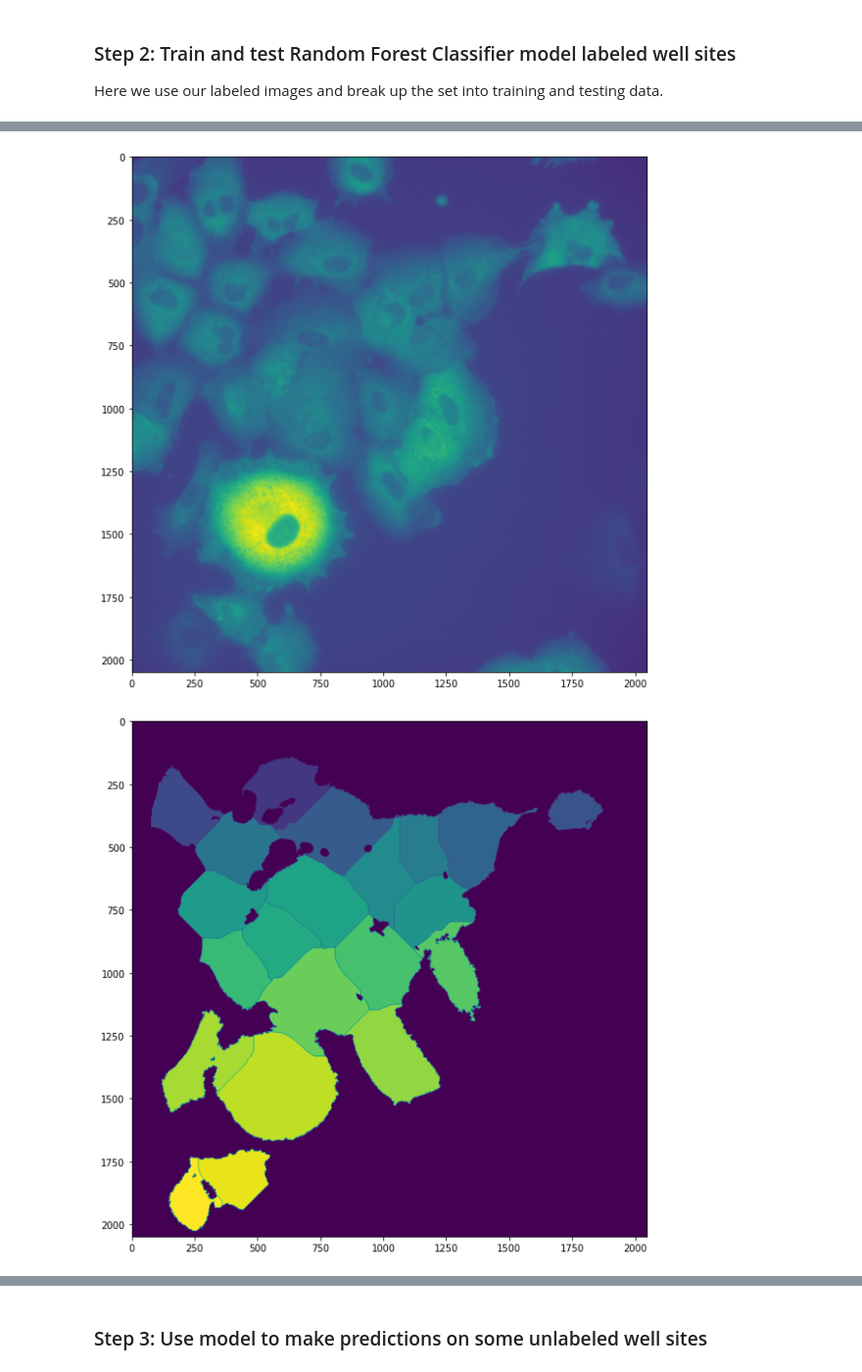
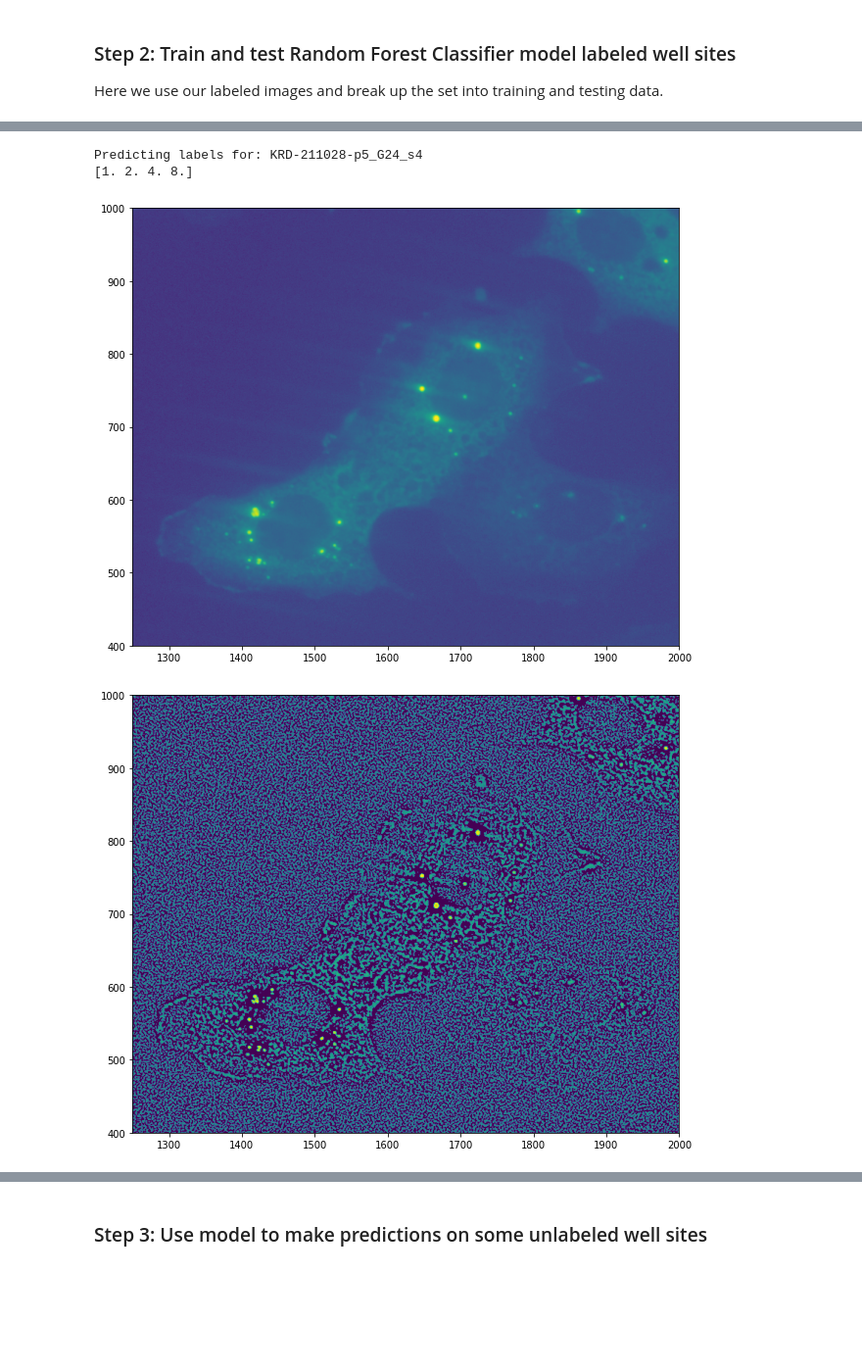
Before and after one commit to rodlaf/am91r, a Jupyter notebook: Spot_Counting.ipynb, the cells around one changed output, grey strips where cells are left out. Shown at 98% size. Saved outputs shown, nothing was run; the diff lists cells and outputs as text; code cells hidden in the pictures; blank space fills up the shorter version.

```diff
--- a/Spot_Counting.ipynb
+++ b/Spot_Counting.ipynb
@@ -271,17 +268,17 @@ Here we use our labeled images and break up the set into training and testing da
 # %%
 # Divide labeled data into training and testing set
 labeled_well_sites = [
-                      ('KRD-MOA-OC43-220310-3720-22-1_A07_s2', TEST_DIR), \
+                    #   ('KRD-MOA-OC43-220310-3720-22-1_A07_s2', TEST_DIR), \
                       ('KRD-211028-p6_G24_s3', POLYICYES_DIR), \
                       ('KRD-211028-p6_G24_s4', POLYICYES_DIR), \
                       ('KRD-211028-p6_K24_s4', POLYICYES_DIR), \
                       ('KRD-211028-p6_K24_s6', POLYICYES_DIR), \
                       ]
-train_set = labeled_well_sites[2:]
-test_set = labeled_well_sites[:2]
+train_set = labeled_well_sites
+test_set = labeled_well_sites[3:]
 
 # Define a classifier
-clf = RandomForestClassifier(n_estimators=50, n_jobs=-1)
+clf = RandomForestClassifier(n_estimators=400, n_jobs=-1)
 
 # Train on training labeled well sites
 print("## Train ##")
@@ -307,36 +311,38 @@ Completed. Time elapsed: 3.56s
 # %%
 #
 # This snippet is for running measurement on a single well site
 #
-well_site = ('KRD-MOA-OC43-220310-3720-22-1_A15_s5', TEST_DIR)
+well_site = ('KRD-211028-p5_G24_s4', POLYICYES_DIR)
 wellSite = WellSite(*well_site)
-wellSite.create_mask(show_process=True)
 
-# print('Predicting labels for: '+wellSite.name)
-# start = time.time()
+print('Predicting labels for: '+wellSite.name)
+start = time.time()
 
-# features = wellSite.generate_features(show_features=True, xlim=(1250, 2000), ylim=(400, 1000))
-# pred_labels = predict_segmenter(features, clf)
-# end = time.time()
-# print('Completed. Time elapsed: '+str(np.around(end - start, 2))+'s')
+features = wellSite.generate_features(show_features=False, xlim=(1250, 2000), ylim=(400, 1000))
+pred_labels = predict_segmenter(features, clf)
 
-# props = wellSite.get_properties(pred_labels)
-# print('Properties:')
-# for key in props:
-#     print('    '+str(key)+': '+str(props[key]))
+end = time.time()
+print('Completed. Time elapsed: '+str(np.around(end - start, 2))+'s')
 
-#
+props = wellSite.get_properties(pred_labels)
+print('Properties:')
+for key in props:
+    print('    '+str(key)+': '+str(props[key]))
+
+
 # Here we visualize the single prediction process
-#
+
 # viewer = napari.Viewer()
 # # viewer.add_image(wellSite.wavelengths[0])
 # viewer.add_image(wellSite.wavelengths[1])
 # # viewer.add_image(wellSite.wavelengths[2])
 # viewer.add_image(wellSite.mask)
 # viewer.add_image(wellSite.pre_mask)
 # viewer.add_image(wellSite.outlier_mask)
 # viewer.add_image(pred_labels)
 # viewer.show()
 # %% [output]
+Predicting labels for: KRD-211028-p5_G24_s4
+[1. 2. 4. 8.]
-[figure, old version]
+[figure, new version]
-[figure, old version]
+[figure, new version]
```
Also changed, not shown: parts of 5 cells of this notebook, 4 other files.
